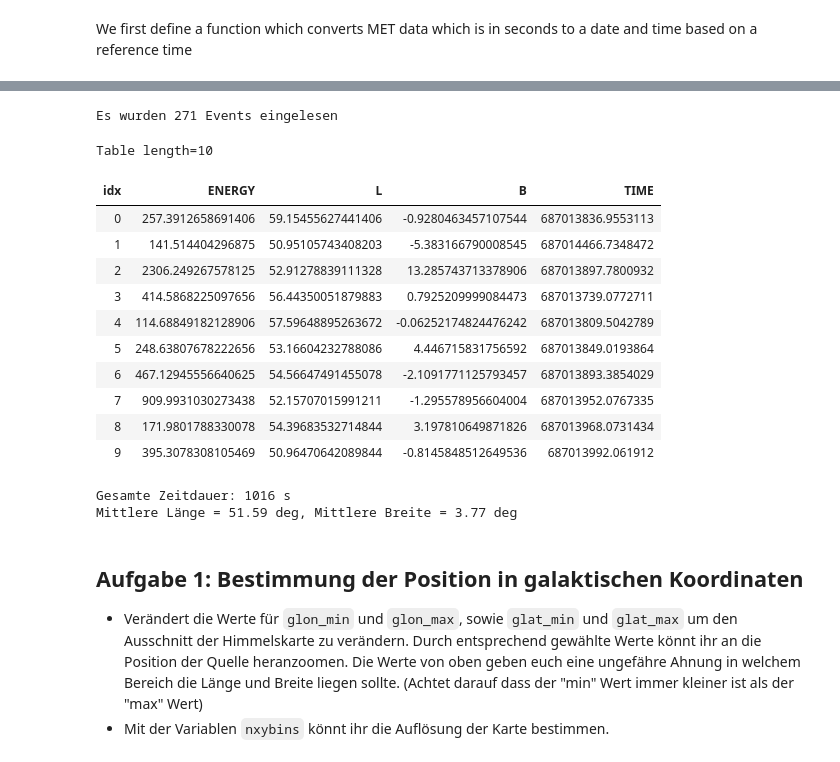
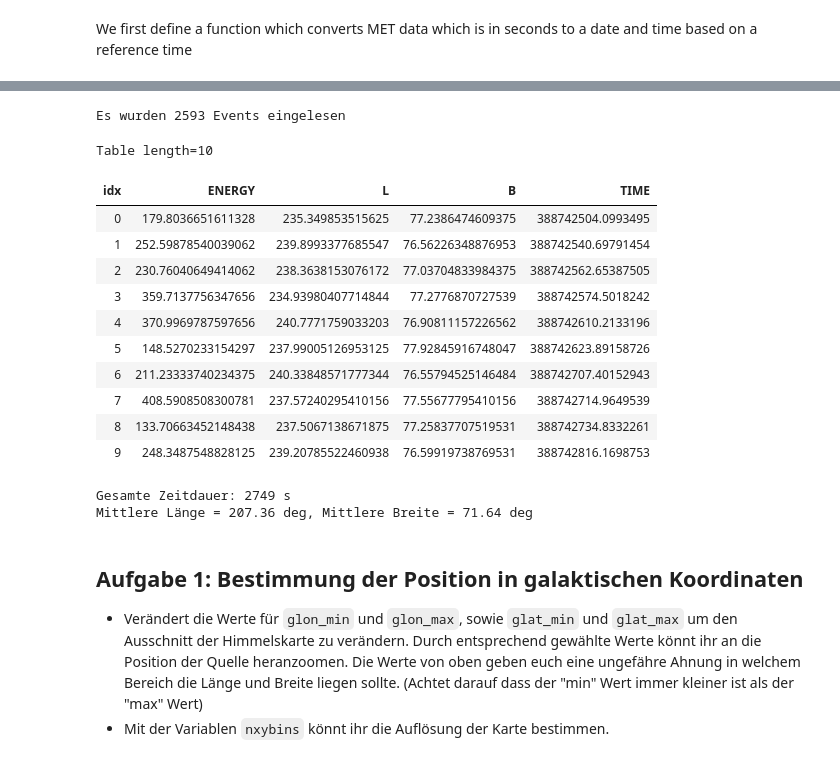
Before and after one commit to tunbehaun273/Fermi-Masterclass, a Jupyter notebook: Notebooks/FermiMasterclass_FAU_GRB-analysis_test.ipynb, the cells around one changed output, grey strips where cells are left out. Drawn from its saved outputs; the diff is of its cells as text; code cells hidden in the pictures.

```diff
--- a/Notebooks/FermiMasterclass_FAU_GRB-analysis_test.ipynb
+++ b/Notebooks/FermiMasterclass_FAU_GRB-analysis_test.ipynb
@@ -86,7 +86,7 @@ links = {1: folder + 'GRB080916C_PH00.csv',
          2: folder + 'GRB090510_PH00.csv',
          3: folder + 'GRB131108A_PH00.csv',
          4: folder + 'GRB221009A_PH00.csv',
-         5: folder + 'GRB090902B_PH00.csv',
+         5: folder + 'GRB130427A_PH00.csv',
         }
 # %% [markdown]
 We first define a function which converts MET data which is in seconds to a date and time based on a reference time
@@ -119,32 +119,32 @@ As you can see, the current date and the date obtained by applying the function
 # %%
 # Daten einlesen
 #############################################
 ########   wählt hier eure Daten   ##########
 #-------------------------------------------#
-datensatz = 4   # mögliche Datensätze [1,2,3]
+datensatz = 5   # mögliche Datensätze [1,2,3]
 #-------------------------------------------#
 #############################################
 
 filelink = links[datensatz]
 table = Table.read(filelink, delimiter=',')
 n_events = len(table)
 print(f'Es wurden {n_events} Events eingelesen')
 n_show = min(10, n_events)
 table[:n_show].show_in_notebook()
 # %% [output]
-Es wurden 271 Events eingelesen
+Es wurden 2593 Events eingelesen
 Table length=10
 | idx | ENERGY | L | B | TIME |
-| 0 | 257.3912658691406 | 59.15455627441406 | -0.9280463457107544 | 687013836.9553113 |
-| 1 | 141.514404296875 | 50.95105743408203 | -5.383166790008545 | 687014466.7348472 |
-| 2 | 2306.249267578125 | 52.91278839111328 | 13.285743713378906 | 687013897.7800932 |
-| 3 | 414.5868225097656 | 56.44350051879883 | 0.7925209999084473 | 687013739.0772711 |
-| 4 | 114.68849182128906 | 57.59648895263672 | -0.06252174824476242 | 687013809.5042789 |
-| 5 | 248.63807678222656 | 53.16604232788086 | 4.446715831756592 | 687013849.0193864 |
-| 6 | 467.12945556640625 | 54.56647491455078 | -2.1091771125793457 | 687013893.3854029 |
-| 7 | 909.9931030273438 | 52.15707015991211 | -1.295578956604004 | 687013952.0767335 |
-| 8 | 171.9801788330078 | 54.39683532714844 | 3.197810649871826 | 687013968.0731434 |
-| 9 | 395.3078308105469 | 50.96470642089844 | -0.8145848512649536 | 687013992.061912 |
+| 0 | 179.8036651611328 | 235.349853515625 | 77.2386474609375 | 388742504.0993495 |
+| 1 | 252.59878540039062 | 239.8993377685547 | 76.56226348876953 | 388742540.69791454 |
+| 2 | 230.76040649414062 | 238.3638153076172 | 77.03704833984375 | 388742562.65387505 |
+| 3 | 359.7137756347656 | 234.93980407714844 | 77.2776870727539 | 388742574.5018242 |
+| 4 | 370.9969787597656 | 240.7771759033203 | 76.90811157226562 | 388742610.2133196 |
+| 5 | 148.5270233154297 | 237.99005126953125 | 77.92845916748047 | 388742623.89158726 |
+| 6 | 211.23333740234375 | 240.33848571777344 | 76.55794525146484 | 388742707.40152943 |
+| 7 | 408.5908508300781 | 237.57240295410156 | 77.55677795410156 | 388742714.9649539 |
+| 8 | 133.70663452148438 | 237.5067138671875 | 77.25837707519531 | 388742734.8332261 |
+| 9 | 248.3487548828125 | 239.20785522460938 | 76.59919738769531 | 388742816.1698753 |
 # %%
 times = table["TIME"]
 glon = table["L"]
@@ -152,8 +152,8 @@ glat = table["B"]
 print('Gesamte Zeitdauer: %i s' % (max(times) - min(times)))
 print("Mittlere Länge = %.2f deg, Mittlere Breite = %.2f deg" % (np.mean(glon), np.mean(glat)))
 # %% [output]
-Gesamte Zeitdauer: 1016 s
-Mittlere Länge = 51.59 deg, Mittlere Breite = 3.77 deg
+Gesamte Zeitdauer: 2749 s
+Mittlere Länge = 207.36 deg, Mittlere Breite = 71.64 deg
 # %% [markdown]
 ## Aufgabe 1: Bestimmung der Position in galaktischen Koordinaten
 - Verändert die Werte für `glon_min` und `glon_max`, sowie `glat_min` und `glat_max` um den Ausschnitt der Himmelskarte zu verändern. Durch entsprechend gewählte Werte könnt ihr an die Position der Quelle heranzoomen. Die Werte von oben geben euch eine ungefähre Ahnung in welchem Bereich die Länge und Breite liegen sollte. (Achtet darauf dass der "min" Wert immer kleiner ist als der "max" Wert)
```
Also changed, not shown: parts of 7 cells of this notebook, 3 other files.
